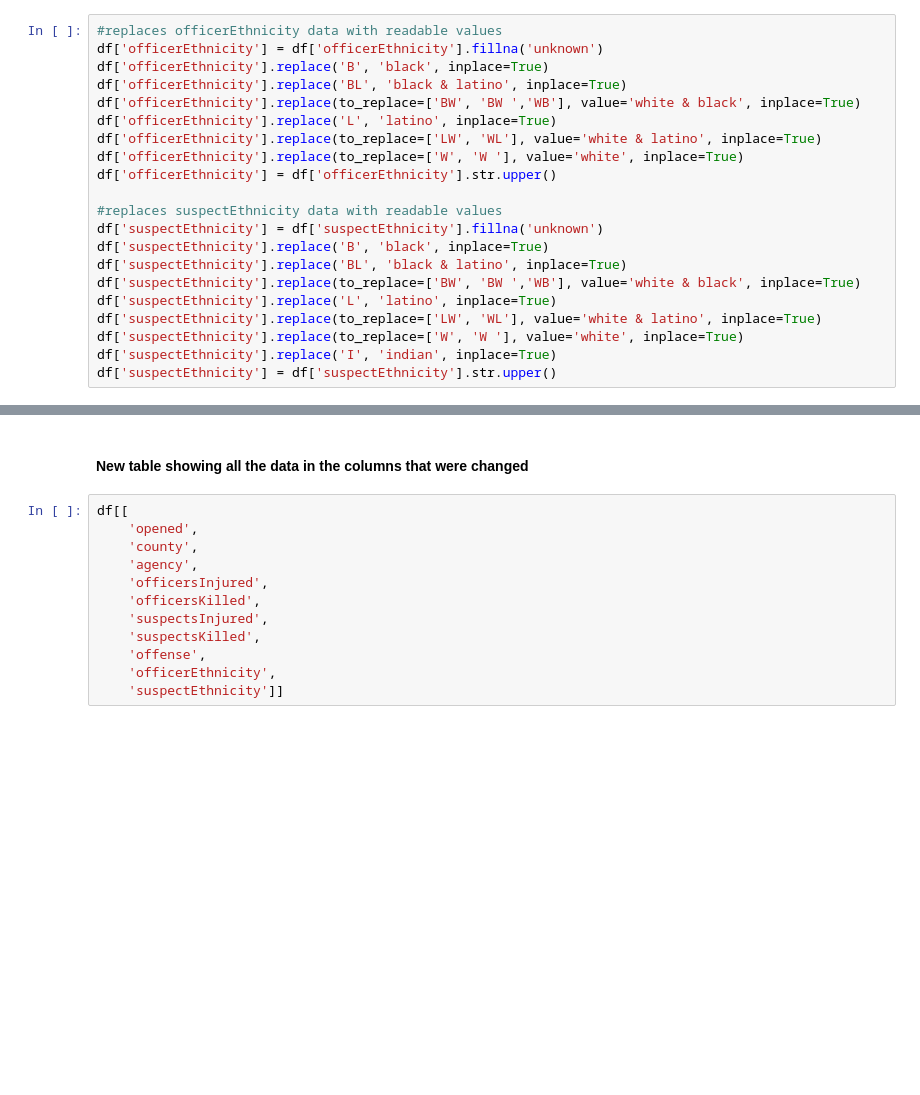
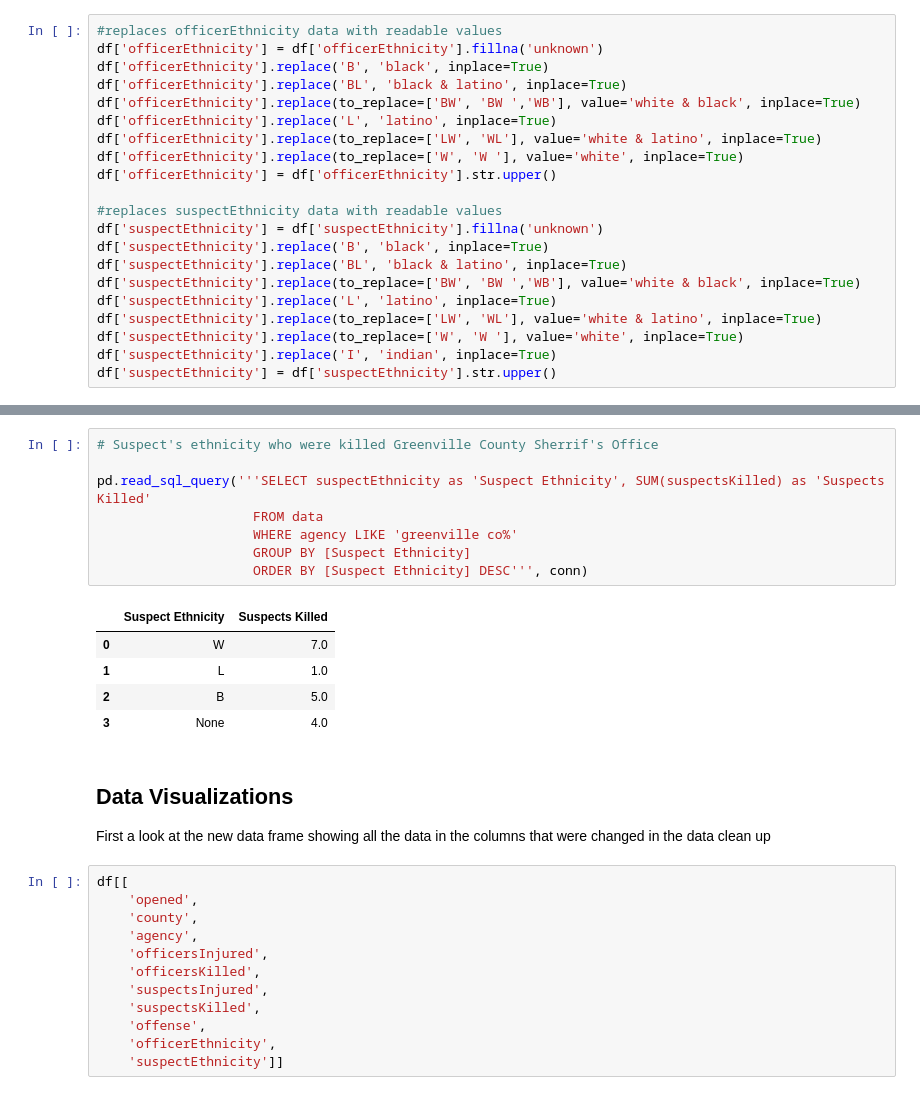
Before and after one commit to vetica/police-data, a Jupyter notebook: Police_Data.ipynb, the cells around one changed output, grey strips where cells are left out. Saved outputs shown, nothing was run; the diff lists cells and outputs as text; blank space fills up the shorter version.

```diff
--- a/Police_Data.ipynb
+++ b/Police_Data.ipynb
@@ -145,5 +208,20 @@ df['suspectEthnicity'] = df['suspectEthnicity'].str.upper()
+# %%
+# Suspect's ethnicity who were killed Greenville County Sherrif's Office
+
+pd.read_sql_query('''SELECT suspectEthnicity as 'Suspect Ethnicity', SUM(suspectsKilled) as 'Suspects Killed'
+                    FROM data
+                    WHERE agency LIKE 'greenville co%'
+                    GROUP BY [Suspect Ethnicity]
+                    ORDER BY [Suspect Ethnicity] DESC''', conn)
+# %% [output]
+|  | Suspect Ethnicity | Suspects Killed |
+| 0 | W | 7.0 |
+| 1 | L | 1.0 |
+| 2 | B | 5.0 |
+| 3 | None | 4.0 |
 # %% [markdown]
-#### New table showing all the data in the columns that were changed
+## Data Visualizations
+First a look at the new data frame showing all the data in the columns that were changed in the data clean up
 # %%
 df[[
     'opened',
```
Also changed, not shown: parts of 16 cells of this notebook, 2 other files.
